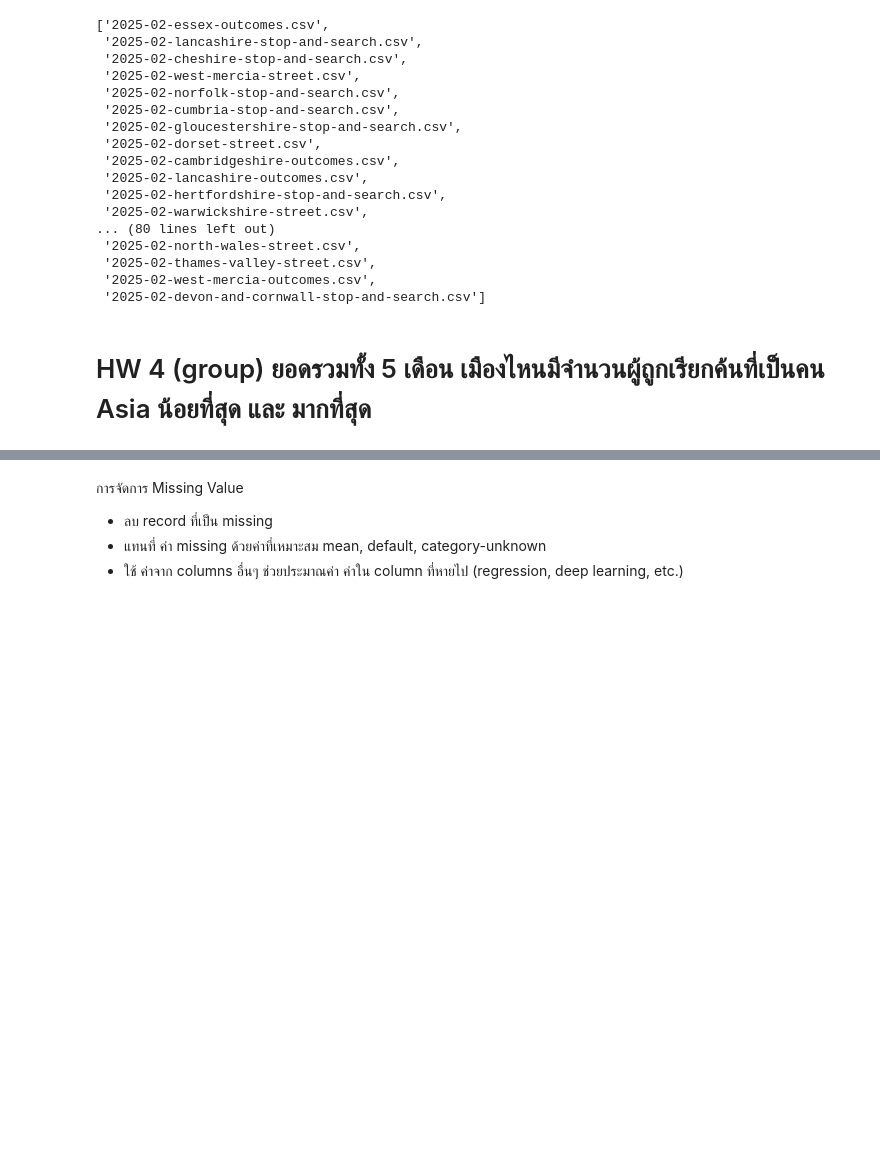
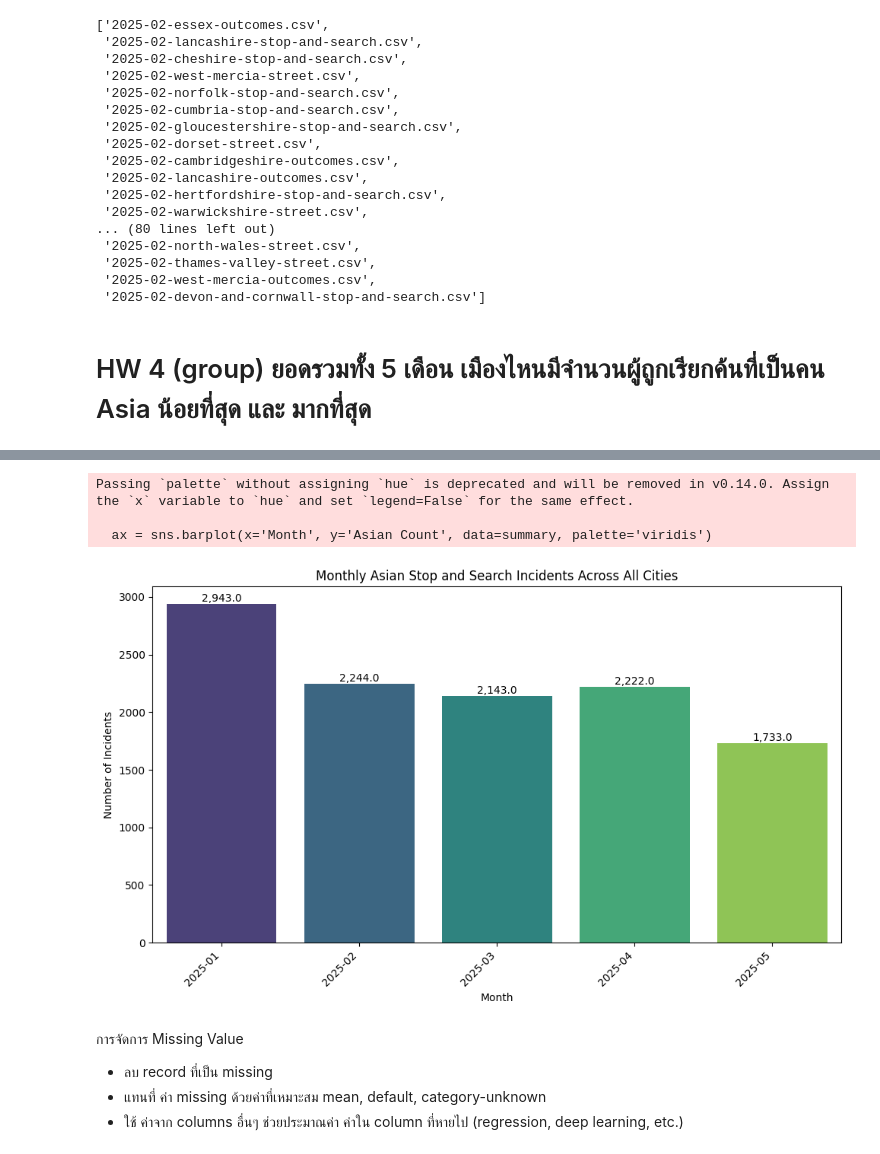
Before and after one commit to bamSirikorn/dataviz2025, a Jupyter notebook: Pandas_101_2025.ipynb, the cells around one changed output, grey strips where cells are left out. Saved outputs shown, nothing was run; the diff lists cells and outputs as text; code cells hidden in the pictures; blank space fills up the shorter version.

```diff
--- a/Pandas_101_2025.ipynb
+++ b/Pandas_101_2025.ipynb
@@ -443,3 +493,30 @@ print(f"👥 จำนวน: {max_row['Asian Count']:,} คน")
+# %%
+import matplotlib.pyplot as plt
+import seaborn as sns
+
+# Sort the summary DataFrame by month for better visualization
+summary = summary.sort_values(by='Month')
+
+# Create a bar plot
+plt.figure(figsize=(10, 6))
+ax = sns.barplot(x='Month', y='Asian Count', data=summary, palette='viridis')
+plt.title('Monthly Asian Stop and Search Incidents Across All Cities')
+plt.xlabel('Month')
+plt.ylabel('Number of Incidents')
+plt.xticks(rotation=45, ha='right')
+plt.tight_layout()
+
+# Add the numbers on top of each bar
+for p in ax.patches:
+    ax.annotate(f'{p.get_height():,}', (p.get_x() + p.get_width() / 2., p.get_height()),
+                ha='center', va='center', xytext=(0, 5), textcoords='offset points')
+
+plt.show()
+# %% [output]
+Passing `palette` without assigning `hue` is deprecated and will be removed in v0.14.0. Assign the `x` variable to `hue` and set `legend=False` for the same effect.
+
+  ax = sns.barplot(x='Month', y='Asian Count', data=summary, palette='viridis')
+[figure, added]
 # %% [markdown]
 การจัดการ Missing Value
 
```
Also changed, not shown: parts of 4 cells of this notebook.
